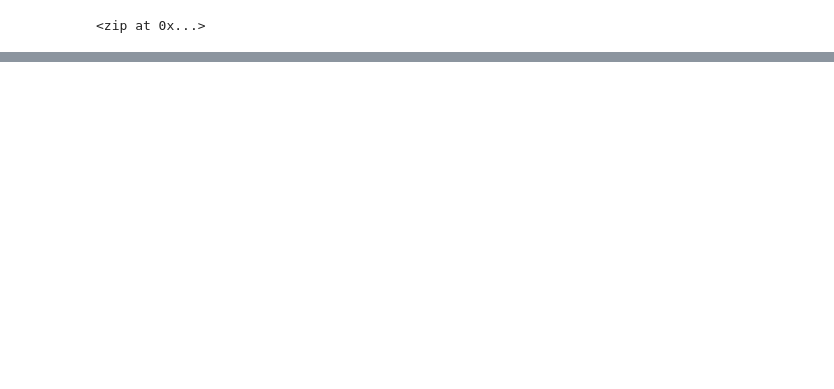
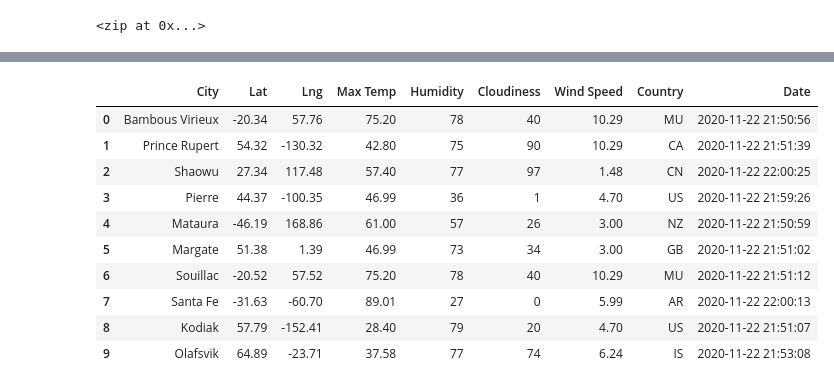
Before and after one commit to irenedepacina/World_Weather_Analysis, a Jupyter notebook: WeatherPy.ipynb, the cells around one changed output, grey strips where cells are left out. Drawn from its saved outputs; the diff is of its cells as text; code cells hidden in the pictures; blank space fills up the shorter version.

Commit message:
adding WeatherPy file.

```diff
--- a/WeatherPy.ipynb
+++ b/WeatherPy.ipynb
@@ -52,0 +62,4 @@ len(cities)
+# %%
+# Starting URL for Weather Map API Call.
+url = "http://api.openweathermap.org/data/2.5/weather?units=Imperial&APPID=" + weather_api_key
+print(url)
@@ -52,0 +149,16 @@ len(cities)
+# %%
+# Convert the array of dictionaries to a Pandas DataFrame.
+city_data_df = pd.DataFrame(city_data)
+city_data_df.head(10)
+# %% [output]
+|  | City | Lat | Lng | Max Temp | Humidity | Cloudiness | Wind Speed | Country | Date |
+| 0 | Bambous Virieux | -20.34 | 57.76 | 75.20 | 78 | 40 | 10.29 | MU | 2020-11-22 21:50:56 |
+| 1 | Prince Rupert | 54.32 | -130.32 | 42.80 | 75 | 90 | 10.29 | CA | 2020-11-22 21:51:39 |
+| 2 | Shaowu | 27.34 | 117.48 | 57.40 | 77 | 97 | 1.48 | CN | 2020-11-22 22:00:25 |
+| 3 | Pierre | 44.37 | -100.35 | 46.99 | 36 | 1 | 4.70 | US | 2020-11-22 21:59:26 |
+| 4 | Mataura | -46.19 | 168.86 | 61.00 | 57 | 26 | 3.00 | NZ | 2020-11-22 21:50:59 |
+| 5 | Margate | 51.38 | 1.39 | 46.99 | 73 | 34 | 3.00 | GB | 2020-11-22 21:51:02 |
+| 6 | Souillac | -20.52 | 57.52 | 75.20 | 78 | 40 | 10.29 | MU | 2020-11-22 21:51:12 |
+| 7 | Santa Fe | -31.63 | -60.70 | 89.01 | 27 | 0 | 5.99 | AR | 2020-11-22 22:00:13 |
+| 8 | Kodiak | 57.79 | -152.41 | 28.40 | 79 | 20 | 4.70 | US | 2020-11-22 21:51:07 |
+| 9 | Olafsvik | 64.89 | -23.71 | 37.58 | 77 | 74 | 6.24 | IS | 2020-11-22 21:53:08 |
```
Also changed, not shown: parts of 8 cells of this notebook, 3 other files.
